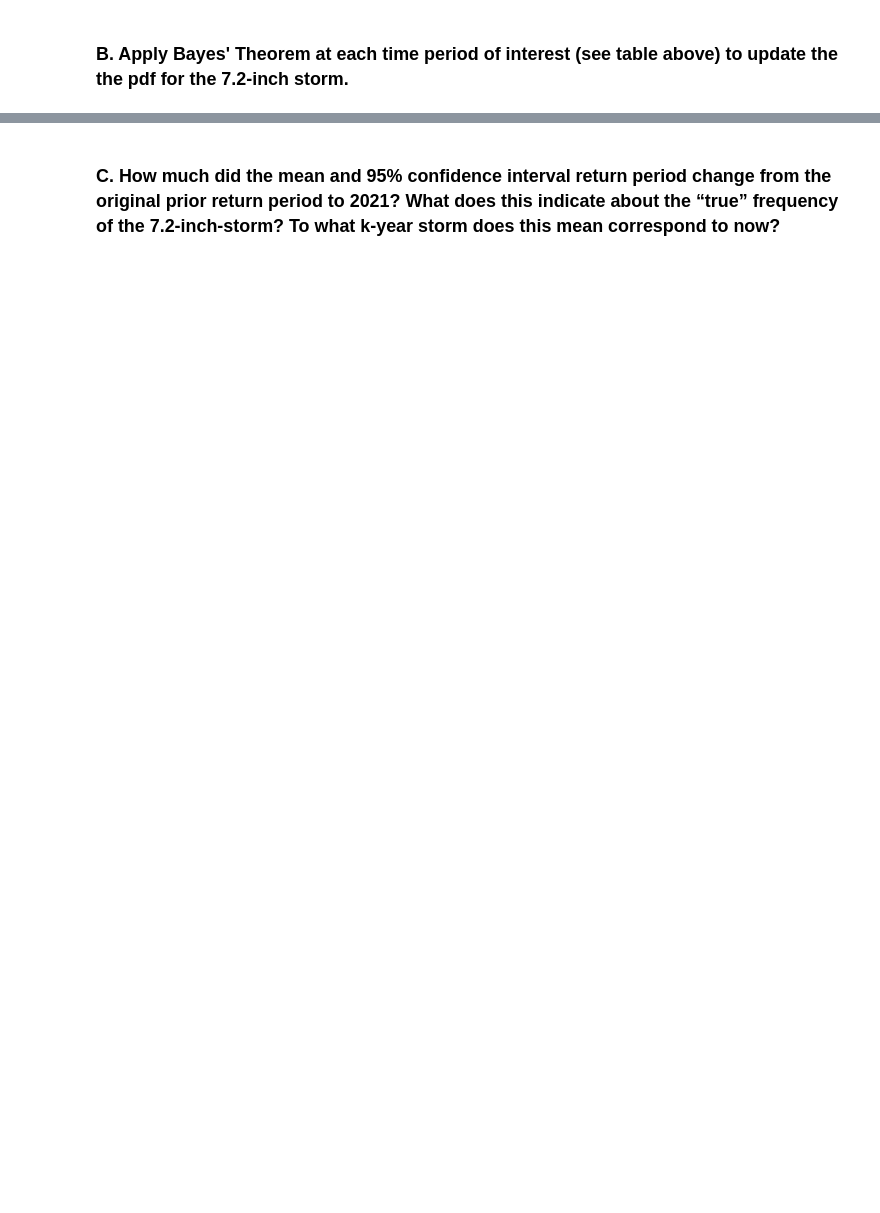
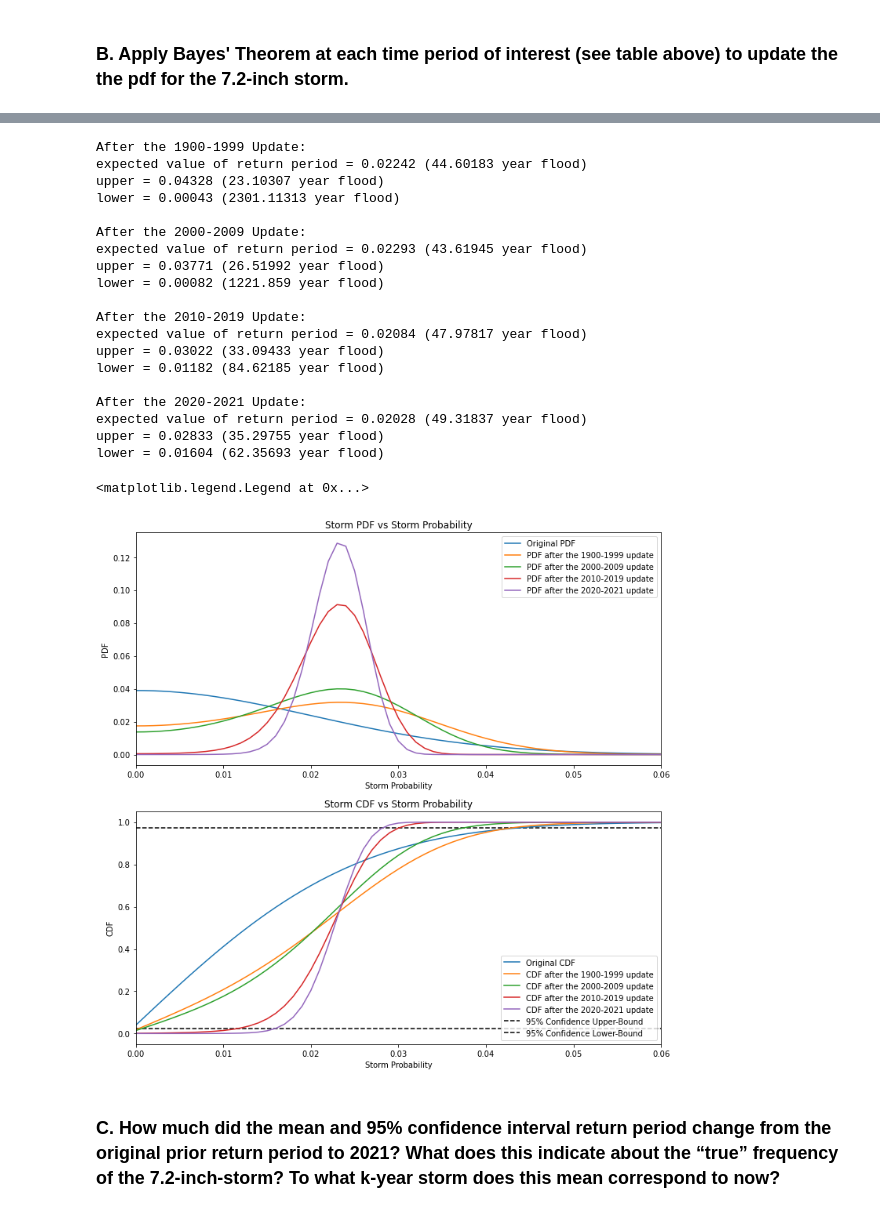
Before and after one commit to egagli/cewa565, a Jupyter notebook: homework/6/hw6.ipynb, the cells around one changed output, grey strips where cells are left out. Saved outputs shown, nothing was run; the diff lists cells and outputs as text; code cells hidden in the pictures; blank space fills up the shorter version.

```diff
--- a/homework/6/hw6.ipynb
+++ b/homework/6/hw6.ipynb
@@ -40,3 +80,12 @@ In this problem, A is the true likelihood of the storm's occurrence, and B are t
 
 - Calculate and plot the posterior pdfs of the 7.2-inch storm's probability after each time period.
 - Calculate the the mean and 95% confidence interval of the return period each time.
+# %%
+# setup table inputs
+m_frequency = np.array([1,1,4,1])
+n_years = np.array([100,10,10,2])
+dates = ['1900-1999','2000-2009','2010-2019','2020-2021']
+p = nyc_precip['PDF']
+post_upper = np.zeros(4,dtype='float')
+post_lower = np.zeros(4,dtype='float')
+post_expected =  np.zeros(4,dtype='float')
@@ -43,2 +104,62 @@ In this problem, A is the true likelihood of the storm's occurrence, and B are t
+# %%
+# plot posterior pdfs and cdfs
+f,ax=plt.subplots(2,1,figsize=(12,12))
+nyc_precip.plot(x='Storm Probability',y='PDF',label='Original PDF',ax=ax[0])
+nyc_precip.plot(ax=ax[1],x='Storm Probability',y='CDF',label='Original CDF')
+
+for i,(m,n) in enumerate(zip(m_frequency,n_years)):
+
+    likelihood = scipy.stats.binom.pmf(m,n,p)
+    likelihood_prior = likelihood*p
+    # this gives us P(A|B)
+    post_pdf = likelihood_prior / np.nansum(likelihood_prior)
+    post_cdf = np.cumsum(post_pdf)
+    f = scipy.interpolate.interp1d(post_cdf, nyc_precip['Storm Probability'])
+    post_upper[i] = f(0.975)
+    post_lower[i] = f(0.025)
+    post_expected[i] = np.sum(post_pdf * nyc_precip['PDF'])
+
+    print(f'After the {dates[i]} Update:')
+    print(f'expected value of return period = {np.round(post_expected[i],5)} ({np.round(1/post_expected[i],5)} year flood)')
+    print(f'upper = {np.round(post_upper[i],5)} ({np.round(1/post_upper[i],5)} year flood)')
+    print(f'lower = {np.round(post_lower[i],5)} ({np.round(1/post_lower[i],5)} year flood)')
+    print('')
+
+    ax[0].plot(nyc_precip['Storm Probability'],post_pdf,label=f'PDF after the {dates[i]} update')
+    ax[1].plot(nyc_precip['Storm Probability'],post_cdf,label=f'CDF after the {dates[i]} update')
+    p = post_pdf
+
+ax[0].set_ylabel('PDF')
+ax[0].set_title('Storm PDF vs Storm Probability')
+ax[1].hlines(.975,0,.06,linestyles='dashed',color='k',label='95% Confidence Upper-Bound')
+ax[1].hlines(.025,0,.06,linestyles='dashed',color='k',label='95% Confidence Lower-Bound')
+ax[1].set_ylabel('CDF')
+ax[1].set_title('Storm CDF vs Storm Probability')
+ax[0].set_xlim([0,0.06])
+ax[1].set_xlim([0,0.06])
+ax[0].legend()
+ax[1].legend()
+# %% [output]
+After the 1900-1999 Update:
+expected value of return period = 0.02242 (44.60183 year flood)
+upper = 0.04328 (23.10307 year flood)
+lower = 0.00043 (2301.11313 year flood)
+
+After the 2000-2009 Update:
+expected value of return period = 0.02293 (43.61945 year flood)
+upper = 0.03771 (26.51992 year flood)
+lower = 0.00082 (1221.859 year flood)
+
+After the 2010-2019 Update:
+expected value of return period = 0.02084 (47.97817 year flood)
+upper = 0.03022 (33.09433 year flood)
+lower = 0.01182 (84.62185 year flood)
+
+After the 2020-2021 Update:
+expected value of return period = 0.02028 (49.31837 year flood)
+upper = 0.02833 (35.29755 year flood)
+lower = 0.01604 (62.35693 year flood)
+<matplotlib.legend.Legend at 0x...>
+[figure, added]
 # %% [markdown]
 ### C. How much did the mean and 95% confidence interval return period change from the original prior return period to 2021? What does this indicate about the “true” frequency of the 7.2-inch-storm? To what k-year storm does this mean correspond to now?
```
Also changed, not shown: parts of 16 cells of this notebook, 2 other files.
